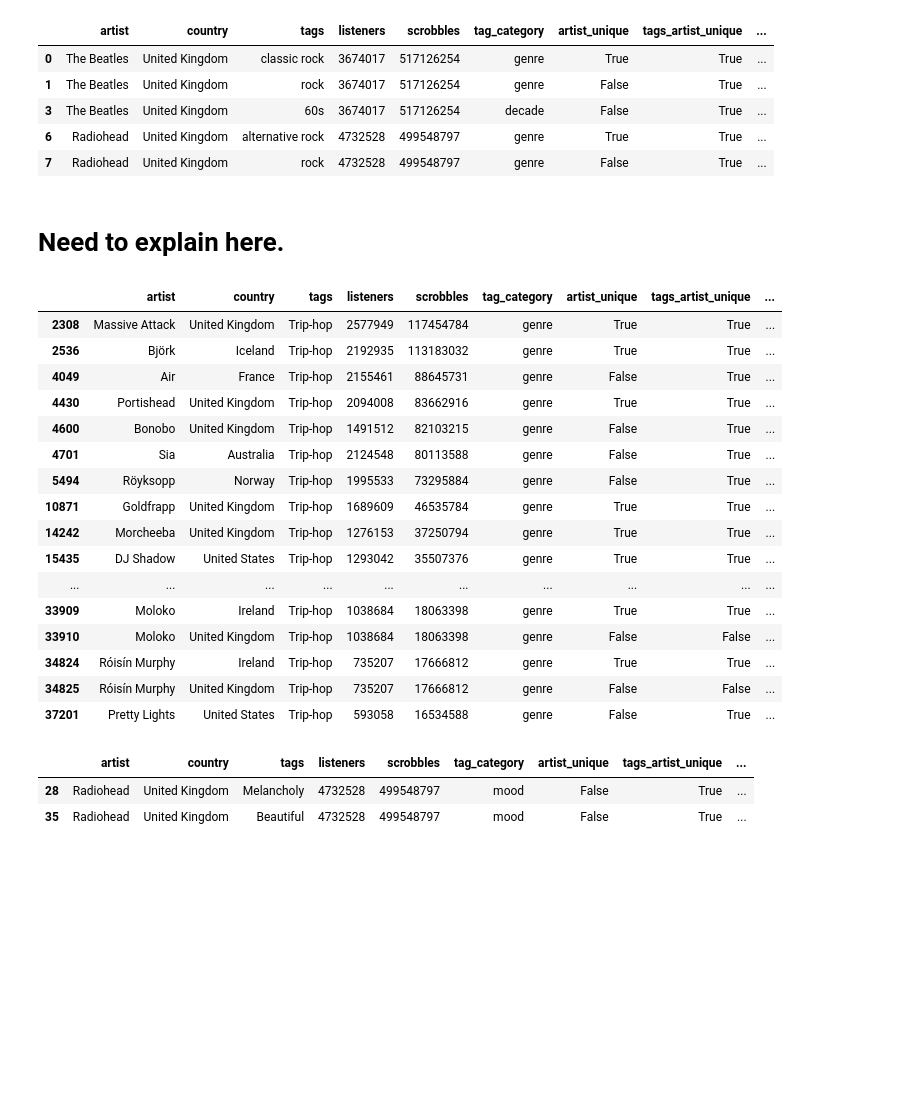
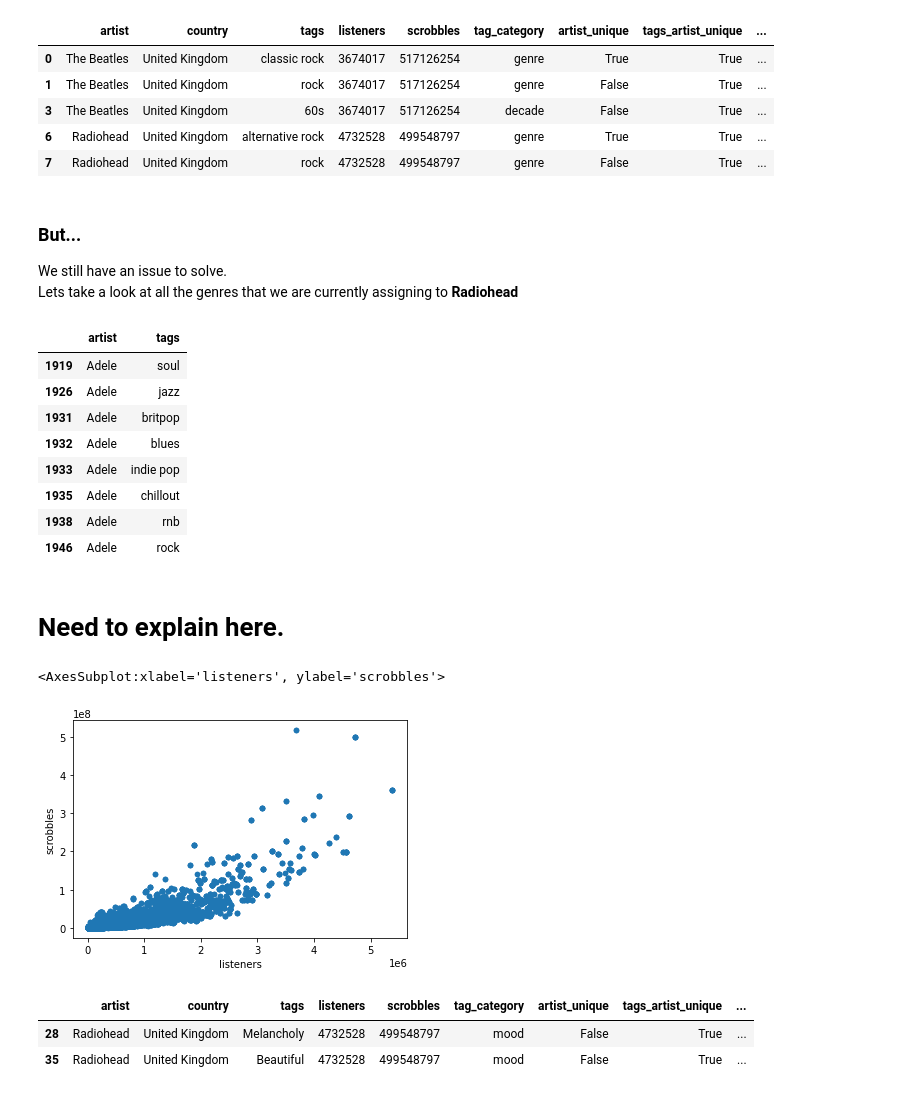
Before and after one commit to tharikhajar/lastfm_popularity, a Jupyter notebook: Pandas_ETL.ipynb, the cells around one changed output. Saved outputs shown, nothing was run; the diff lists cells and outputs as text; code cells hidden in the pictures; blank space fills up the shorter version.

```diff
--- a/Pandas_ETL.ipynb
+++ b/Pandas_ETL.ipynb
@@ -166,7 +193,7 @@ I looked through the top 300 tags and manually classified them as one of the fol
 - Decade
 # %%
 genres = [
-    'rock', 'indie',  'hip hop', 'post-punk',
+    'rock', 'hip hop', 'post-punk', 'noise rock',
     'Dance', 'hardcore punk',  'indie folk', 'r&b',
     'dark ambient', 'folk rock', 'lounge', 'rnb',
     'grindcore', 'doom metal', 'Psychedelic Rock',
@@ -187,7 +214,7 @@ genres = [
     'blues', 'post-rock', 'trance', 'thrash metal',
     'classic rock', 'synthpop', 'idm', 'j-pop',
     'metalcore', 'reggae', 'minimal', 'Fusion', 'ska',
-    'trip-hop', 'Progressive metal', 'Lo-Fi', 'noise rock',
+    'trip-hop', 'Progressive metal', 'Lo-Fi',
     'Gothic Metal', 'blues rock', 'Experimental Rock',
     'glitch', 'melodic metal', 'Post punk', 'garage',
     'soft rock', 'britpop', 'breakbeat', 'power pop'
@@ -240,7 +267,7 @@ duplicate_tag_mapping = {
     'melancholic': 'melancholy'
 }
 
-df['tags'] = df['tags'].map(duplicate_tag_mapping).fillna(df['tags'])
+df['tags'] = (df['tags'].map(duplicate_tag_mapping).fillna(df['tags']))
 df.drop_duplicates(inplace=True)
 # %% [markdown]
 ### We need to be wary...<br>
@@ -297,6 +326,22 @@ df.head()
 | 3 | The Beatles | United Kingdom | 60s | 3674017 | 517126254 | decade | False | True | ... |
 | 6 | Radiohead | United Kingdom | alternative rock | 4732528 | 499548797 | genre | True | True | ... |
 | 7 | Radiohead | United Kingdom | rock | 4732528 | 499548797 | genre | False | True | ... |
+# %% [markdown]
+### But...
+We still have an issue to solve.<br>
+Lets take a look at all the genres that we are currently assigning to <b>Radiohead<b/>
+# %%
+df[(df['artist']=='Adele') & (df['tag_category']=='genre')][['artist', 'tags']]
+# %% [output]
+|  | artist | tags |
+| 1919 | Adele | soul |
+| 1926 | Adele | jazz |
+| 1931 | Adele | britpop |
+| 1932 | Adele | blues |
+| 1933 | Adele | indie pop |
+| 1935 | Adele | chillout |
+| 1938 | Adele | rnb |
+| 1946 | Adele | rock |
 # %% [markdown]
 # Need to explain here.
 # %%
@@ -307,26 +352,11 @@ df = df[df['tag_order'] < 4]
 # %%
 df.sort_values(by=['tags', 'scrobbles'], ascending=False, inplace=True)
 df['artist_rank_by_tag'] = df.groupby(by=['tags'])['scrobbles'].rank(method='dense', ascending=False).astype(int)
-# %%
-df.head(30)
-# %% [output]
-|  | artist | country | tags | listeners | scrobbles | tag_category | artist_unique | tags_artist_unique | ... |
-| 2308 | Massive Attack | United Kingdom | Trip-hop | 2577949 | 117454784 | genre | True | True | ... |
-| 2536 | Björk | Iceland | Trip-hop | 2192935 | 113183032 | genre | True | True | ... |
-| 4049 | Air | France | Trip-hop | 2155461 | 88645731 | genre | False | True | ... |
-| 4430 | Portishead | United Kingdom | Trip-hop | 2094008 | 83662916 | genre | True | True | ... |
-| 4600 | Bonobo | United Kingdom | Trip-hop | 1491512 | 82103215 | genre | False | True | ... |
-| 4701 | Sia | Australia | Trip-hop | 2124548 | 80113588 | genre | False | True | ... |
-| 5494 | Röyksopp | Norway | Trip-hop | 1995533 | 73295884 | genre | False | True | ... |
-| 10871 | Goldfrapp | United Kingdom | Trip-hop | 1689609 | 46535784 | genre | True | True | ... |
-| 14242 | Morcheeba | United Kingdom | Trip-hop | 1276153 | 37250794 | genre | True | True | ... |
-| 15435 | DJ Shadow | United States | Trip-hop | 1293042 | 35507376 | genre | True | True | ... |
-| ... | ... | ... | ... | ... | ... | ... | ... | ... | ... |
-| 33909 | Moloko | Ireland | Trip-hop | 1038684 | 18063398 | genre | True | True | ... |
-| 33910 | Moloko | United Kingdom | Trip-hop | 1038684 | 18063398 | genre | False | False | ... |
-| 34824 | Róisín Murphy | Ireland | Trip-hop | 735207 | 17666812 | genre | True | True | ... |
-| 34825 | Róisín Murphy | United Kingdom | Trip-hop | 735207 | 17666812 | genre | False | False | ... |
-| 37201 | Pretty Lights | United States | Trip-hop | 593058 | 16534588 | genre | False | True | ... |
+# %%
+df.plot.scatter(x='listeners', y='scrobbles')
+# %% [output]
+<AxesSubplot:xlabel='listeners', ylabel='scrobbles'>
+[figure, added]
 # %%
 df['tags'] = df['tags'].str.capitalize()
 # %%
```
Also changed, not shown: parts of 11 cells of this notebook, 1 other file.
